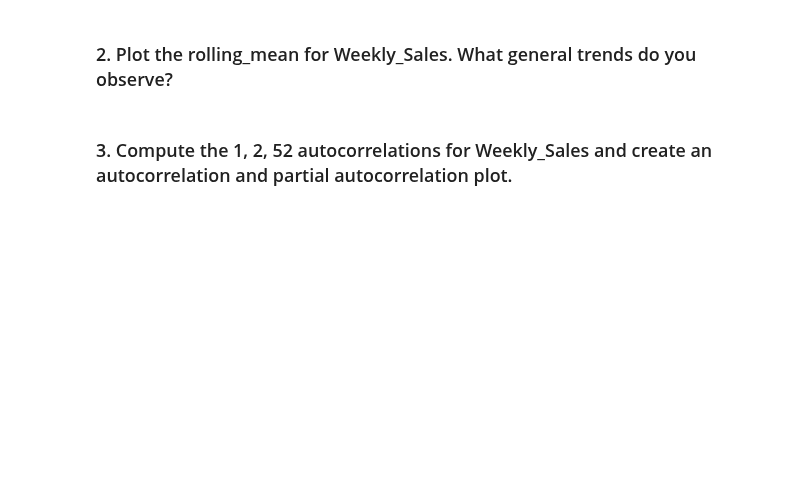
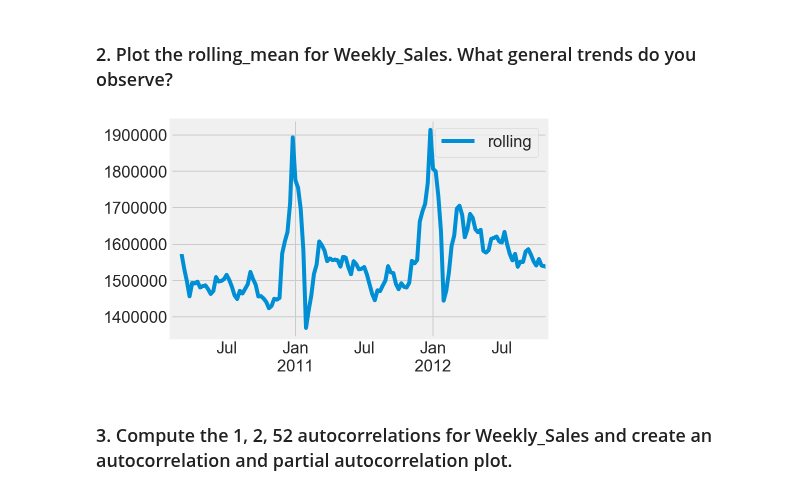
Before and after one commit to a3o1m2/DSI11-lessons, a Jupyter notebook: week09/day4_arima_models/arima-models-lab-1/ARIMA-lab-startercode.ipynb, the cells around one changed output. Saved outputs shown, nothing was run; the diff lists cells and outputs as text; code cells hidden in the pictures; blank space fills up the shorter version.

```diff
--- a/week09/day4_arima_models/arima-models-lab-1/ARIMA-lab-startercode.ipynb
+++ b/week09/day4_arima_models/arima-models-lab-1/ARIMA-lab-startercode.ipynb
@@ -56,3 +56,5 @@ data.head()
 ### 1. Filter the dataframe to Store 1 sales and aggregate over departments to compute the total sales per store.
 # %%
 # there are about 36 different stores in this dataset.
+store_1 = data[data['Store']==1].resample('W').sum()
+store_1.head()
@@ -59,6 +68,12 @@ data.head()
 # %% [markdown]
 <a id='rolling'></a>
 ### 2. Plot the rolling_mean for Weekly_Sales. What general trends do you observe?
+# %%
+store_1['rolling'] = store_1.Weekly_Sales.rolling(window=5).mean()
+store_1.plot(y='rolling');
+# seasonality around Christmas
+# %% [output]
+[figure, added]
 # %% [markdown]
 <a id='acf'></a>
 ### 3. Compute the 1, 2, 52 autocorrelations for Weekly_Sales and create an autocorrelation and partial autocorrelation plot.
```
Also changed, not shown: parts of 8 cells of this notebook, 11 other files.
